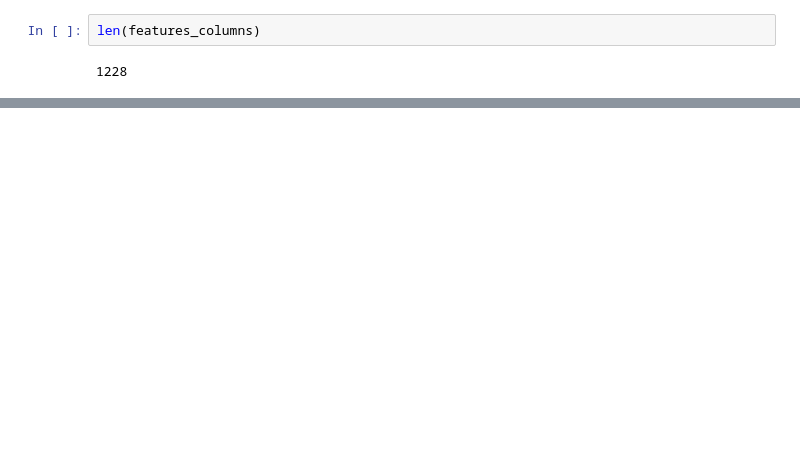
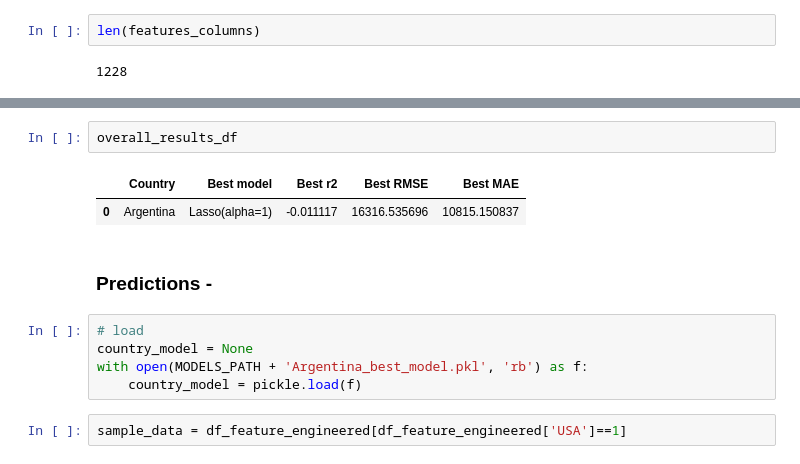
Before and after one commit to purnasrivatsa96/MLBD-Fall22-project, a Jupyter notebook: Modeling.ipynb, the cells around one changed output, grey strips where cells are left out. Saved outputs shown, nothing was run; the diff lists cells and outputs as text; blank space fills up the shorter version.

```diff
--- a/Modeling.ipynb
+++ b/Modeling.ipynb
@@ -154,0 +279,14 @@ LinearRegression()
+# %%
+overall_results_df
+# %% [output]
+|  | Country | Best model | Best r2 | Best RMSE | Best MAE |
+| 0 | Argentina | Lasso(alpha=1) | -0.011117 | 16316.535696 | 10815.150837 |
+# %% [markdown]
+### Predictions -
+# %%
+# load
+country_model = None
+with open(MODELS_PATH + 'Argentina_best_model.pkl', 'rb') as f:
+    country_model = pickle.load(f)
+# %%
+sample_data = df_feature_engineered[df_feature_engineered['USA']==1]
```
Also changed, not shown: parts of 30 cells of this notebook, 4 other files.
